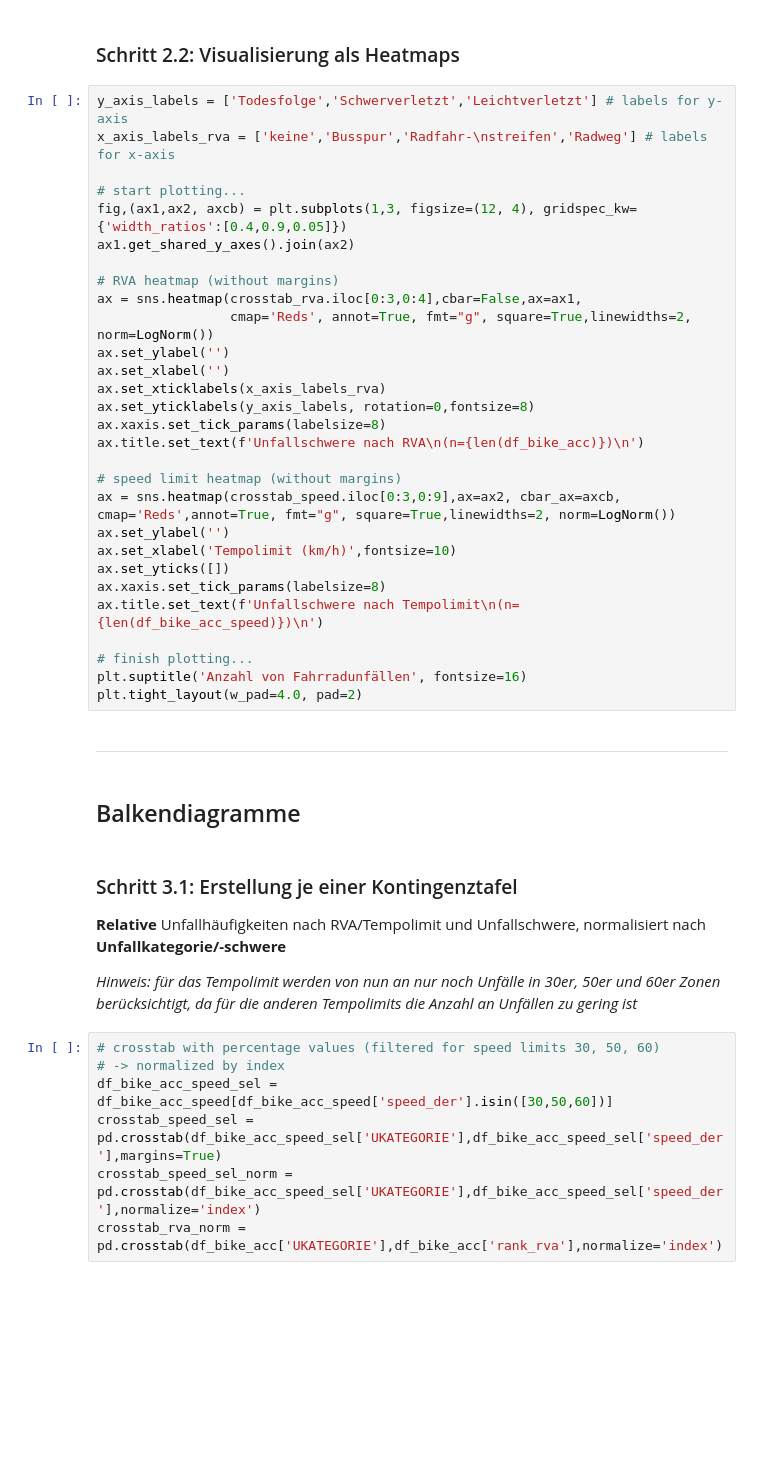
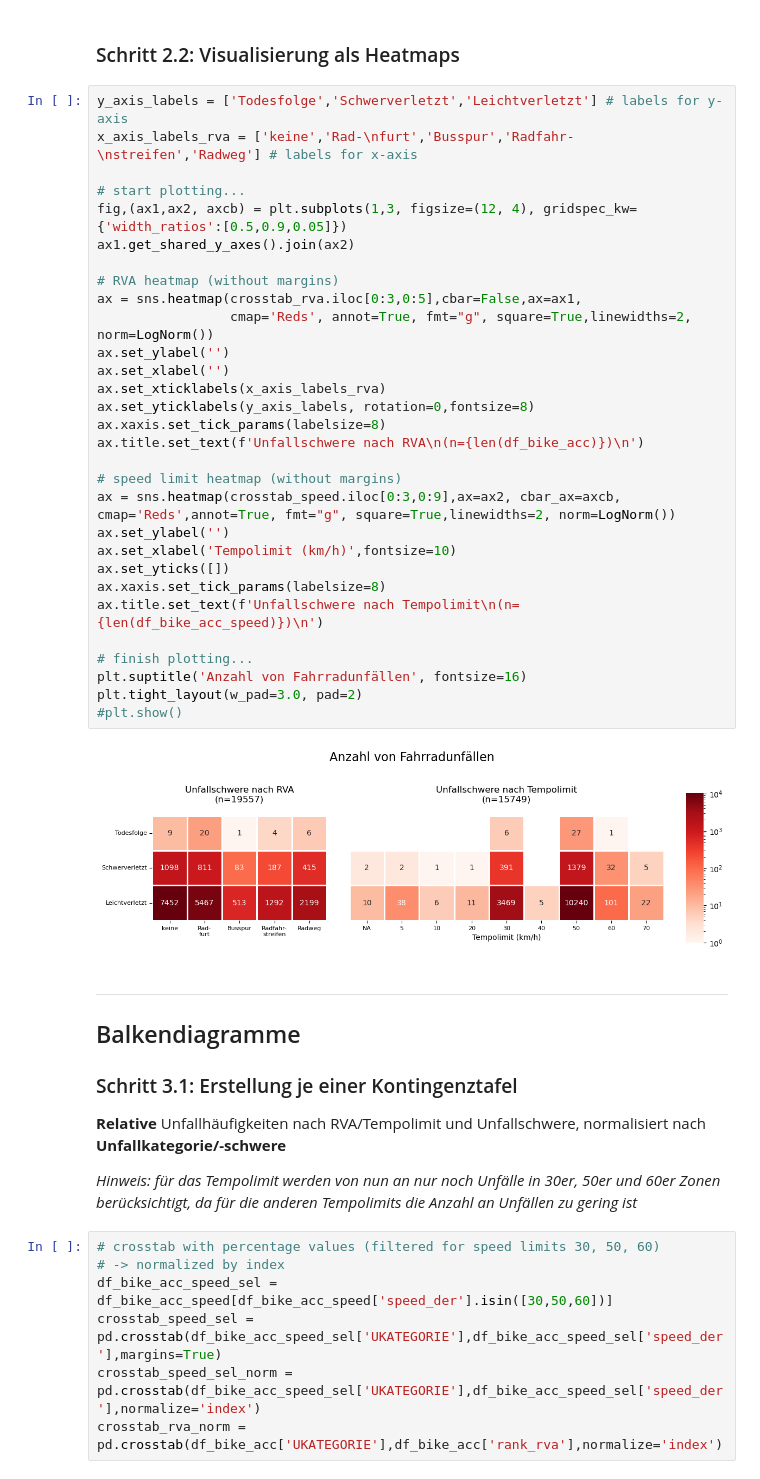
Before and after one commit to geoalxx/berlin_bike_accidents, a Jupyter notebook: notebooks/bba_analysis.ipynb, the cells around one changed output. Saved outputs shown, nothing was run; the diff lists cells and outputs as text; blank space fills up the shorter version.

```diff
--- a/notebooks/bba_analysis.ipynb
+++ b/notebooks/bba_analysis.ipynb
@@ -128,38 +139,41 @@ display(crosstab_speed)
 ### Schritt 2.2: Visualisierung als Heatmaps
 # %%
 y_axis_labels = ['Todesfolge','Schwerverletzt','Leichtverletzt'] # labels for y-axis
-x_axis_labels_rva = ['keine','Busspur','Radfahr-\nstreifen','Radweg'] # labels for x-axis
+x_axis_labels_rva = ['keine','Rad-\nfurt','Busspur','Radfahr-\nstreifen','Radweg'] # labels for x-axis
 
 # start plotting...
-fig,(ax1,ax2, axcb) = plt.subplots(1,3, figsize=(12, 4), gridspec_kw={'width_ratios':[0.4,0.9,0.05]})
+fig,(ax1,ax2, axcb) = plt.subplots(1,3, figsize=(12, 4), gridspec_kw={'width_ratios':[0.5,0.9,0.05]})
 ax1.get_shared_y_axes().join(ax2)
 
 # RVA heatmap (without margins)
-ax = sns.heatmap(crosstab_rva.iloc[0:3,0:4],cbar=False,ax=ax1,
+ax = sns.heatmap(crosstab_rva.iloc[0:3,0:5],cbar=False,ax=ax1,
                  cmap='Reds', annot=True, fmt="g", square=True,linewidths=2, norm=LogNorm())
 ax.set_ylabel('')
 ax.set_xlabel('')
 ax.set_xticklabels(x_axis_labels_rva)
 ax.set_yticklabels(y_axis_labels, rotation=0,fontsize=8)
 ax.xaxis.set_tick_params(labelsize=8)
 ax.title.set_text(f'Unfallschwere nach RVA\n(n={len(df_bike_acc)})\n')
 
 # speed limit heatmap (without margins)
 ax = sns.heatmap(crosstab_speed.iloc[0:3,0:9],ax=ax2, cbar_ax=axcb, cmap='Reds',annot=True, fmt="g", square=True,linewidths=2, norm=LogNorm())
 ax.set_ylabel('')
 ax.set_xlabel('Tempolimit (km/h)',fontsize=10)
 ax.set_yticks([])
 ax.xaxis.set_tick_params(labelsize=8)
 ax.title.set_text(f'Unfallschwere nach Tempolimit\n(n={len(df_bike_acc_speed)})\n')
 
 # finish plotting...
 plt.suptitle('Anzahl von Fahrradunfällen', fontsize=16)
-plt.tight_layout(w_pad=4.0, pad=2)
+plt.tight_layout(w_pad=3.0, pad=2)
+#plt.show()
+# %% [output]
+[figure, added]
-# %% [markdown]
-***
-# %% [markdown]
-## Balkendiagramme
 # %% [markdown]
+***
+
+## Balkendiagramme
+
 ### Schritt 3.1: Erstellung je einer Kontingenztafel
 
 **Relative** Unfallhäufigkeiten nach RVA/Tempolimit und Unfallschwere, normalisiert nach **Unfallkategorie/-schwere**
```
Also changed, not shown: parts of 30 cells of this notebook, 8 other files.
